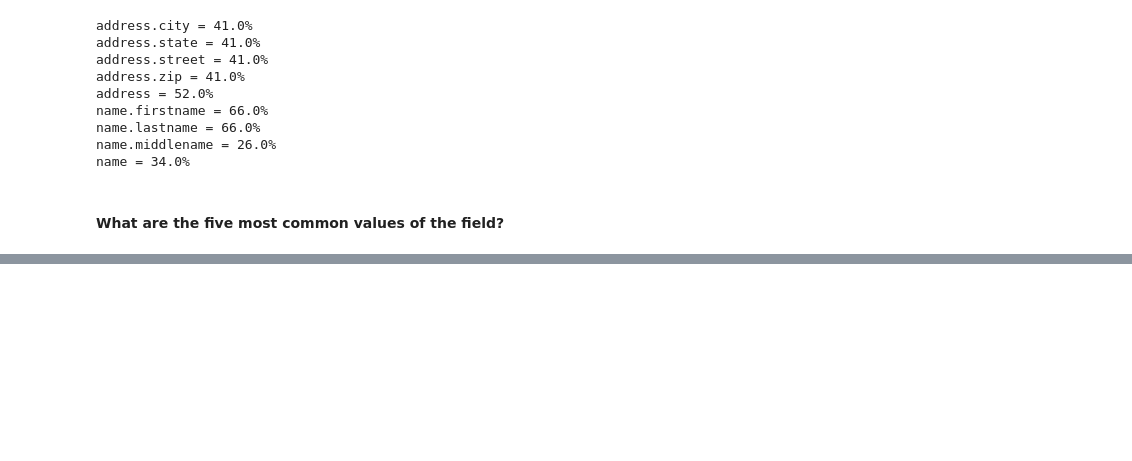
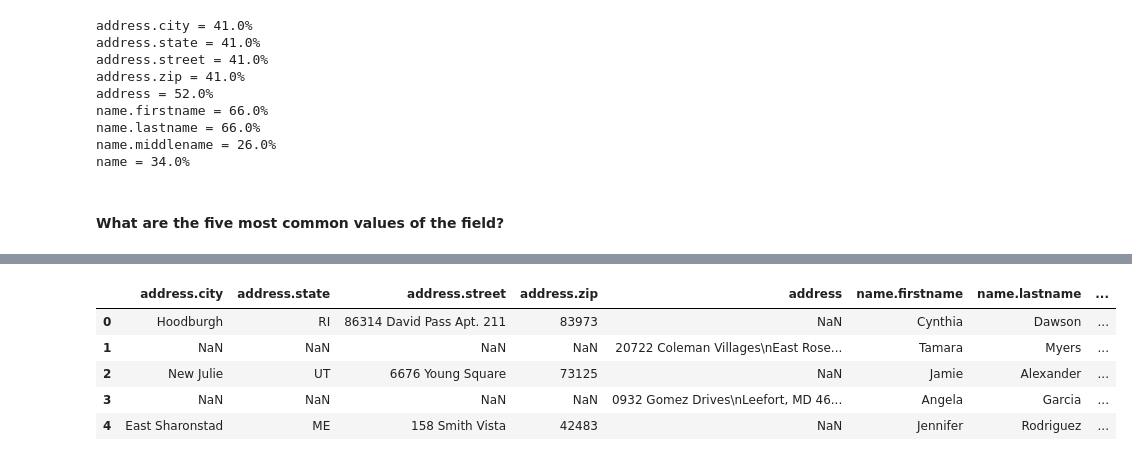
Before and after one commit to caheredia/Data-Science-Portfolio, a Jupyter notebook: ID Analytics Report/develop/2017.10.2_ch_IDA_data_wrangling.ipynb, the cells around one changed output, grey strips where cells are left out. Cells and saved outputs as stored; diff of their text form; code cells hidden in the pictures; blank space fills up the shorter version.

```diff
--- a/ID Analytics Report/develop/2017.10.2_ch_IDA_data_wrangling.ipynb
+++ b/ID Analytics Report/develop/2017.10.2_ch_IDA_data_wrangling.ipynb
@@ -265,0 +285,10 @@ Name: 0, dtype: int64
+# %%
+df_nested = expand_dict(df, ['address', 'name'])
+df_nested.head()
+# %% [output]
+|  | address.city | address.state | address.street | address.zip | address | name.firstname | name.lastname | ... |
+| 0 | Hoodburgh | RI | 86314 David Pass Apt. 211 | 83973 | NaN | Cynthia | Dawson | ... |
+| 1 | NaN | NaN | NaN | NaN | 20722 Coleman Villages\nEast Rose... | Tamara | Myers | ... |
+| 2 | New Julie | UT | 6676 Young Square | 73125 | NaN | Jamie | Alexander | ... |
+| 3 | NaN | NaN | NaN | NaN | 0932 Gomez Drives\nLeefort, MD 46... | Angela | Garcia | ... |
+| 4 | East Sharonstad | ME | 158 Smith Vista | 42483 | NaN | Jennifer | Rodriguez | ... |
```
Also changed, not shown: parts of 34 cells of this notebook, 1 other file.
